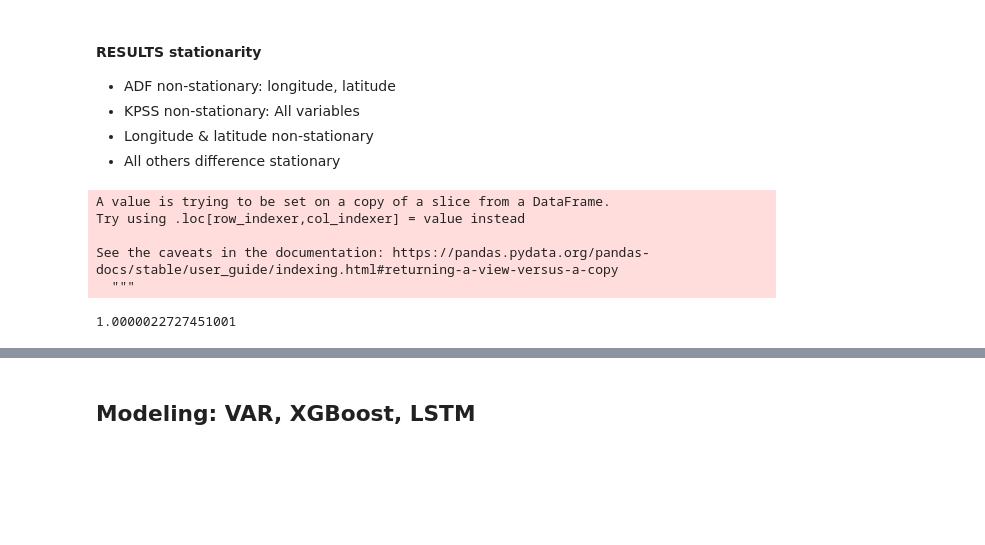
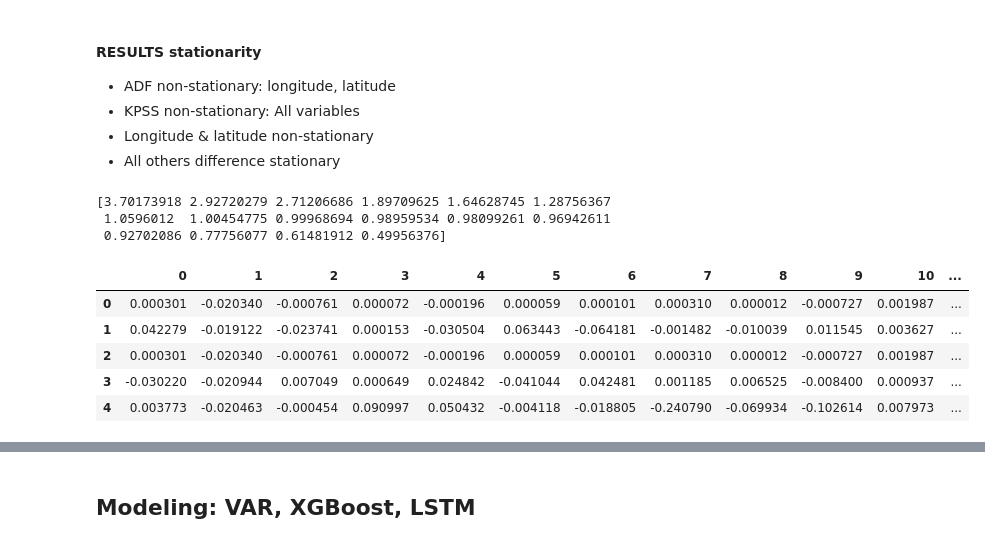
Before and after one commit to samuelthelaus/t-dab-exercise, a Jupyter notebook: final_round_project.ipynb, the cells around one changed output, grey strips where cells are left out. Saved outputs shown, nothing was run; the diff lists cells and outputs as text; code cells hidden in the pictures; blank space fills up the shorter version.

```diff
--- a/final_round_project.ipynb
+++ b/final_round_project.ipynb
@@ -148,9 +154,9 @@ def adf_test(ts, signif=0.05):
         print(f'Series is Non-Stationary')
 
 # Look at all numerical features
-for col in scaled_df.columns:
+for col in X_numeric.columns:
     print(col)
-    adf_test(scaled_df[col])
+    adf_test(X_numeric[col])
 # %% [output]
 CurrentSpeed
 CurrentDir
@@ -178,9 +184,9 @@ def kpss_test(ts):
         print('Stationary')
 
 # Look at all numerical features
-for col in scaled_df.columns:
+for col in X_numeric.columns:
     print(col)
-    kpss_test(scaled_df[col])
+    kpss_test(X_numeric[col])
 # %% [output]
 CurrentSpeed
 CurrentDir
@@ -213,22 +219,40 @@ Yaw
 - Longitude & latitude non-stationary
 - All others difference stationary
 # %%
-# Difference all variables
-numeric_cols = [item for item in data.columns if item not in ['ModePilote', 'Tacking', 'DateTime']]
-X_numeric = data[numeric_cols]
+# Difference all numeric variables
 for col in X_numeric.columns:
     X_numeric[col] = X_numeric[col] - X_numeric[col].shift(1)
+
+X_numeric = X_numeric.dropna()
-# %% [output]
-A value is trying to be set on a copy of a slice from a DataFrame.
-Try using .loc[row_indexer,col_indexer] = value instead
-
-See the caveats in the documentation: https://pandas.pydata.org/pandas-docs/stable/user_guide/indexing.html#returning-a-view-versus-a-copy
-  """
 # %%
 # Scale numeric features
 scaled_features = StandardScaler().fit_transform(X_numeric.values)
 scaled_df = pd.DataFrame(scaled_features, columns=X_numeric.columns)
-# %%
-scaled_df['TWS'].plot()
-# %% [output]
-1.0000022727451001
+# %%
+# Dimensionality reduction
+array_x_pca = np.array(scaled_df)
+
+# Create the PCA instance
+pca = PCA(n_components = 0.95)
+
+# Fit on data
+pca.fit(array_x_pca)
+
+# Access values and vectors
+print(pca.explained_variance_)
+
+# Transform data
+smol_scaled = pca.transform(array_x_pca)
+# %% [output]
+[3.70173918 2.92720279 2.71206686 1.89709625 1.64628745 1.28756367
+ 1.0596012  1.00454775 0.99968694 0.98959534 0.98099261 0.96942611
+ 0.92702086 0.77756077 0.61481912 0.49956376]
+# %%
+smol_scaled2 = pd.DataFrame(smol_scaled)
+# %% [output]
+|  | 0 | 1 | 2 | 3 | 4 | 5 | 6 | 7 | 8 | 9 | 10 | ... |
+| 0 | 0.000301 | -0.020340 | -0.000761 | 0.000072 | -0.000196 | 0.000059 | 0.000101 | 0.000310 | 0.000012 | -0.000727 | 0.001987 | ... |
+| 1 | 0.042279 | -0.019122 | -0.023741 | 0.000153 | -0.030504 | 0.063443 | -0.064181 | -0.001482 | -0.010039 | 0.011545 | 0.003627 | ... |
+| 2 | 0.000301 | -0.020340 | -0.000761 | 0.000072 | -0.000196 | 0.000059 | 0.000101 | 0.000310 | 0.000012 | -0.000727 | 0.001987 | ... |
+| 3 | -0.030220 | -0.020944 | 0.007049 | 0.000649 | 0.024842 | -0.041044 | 0.042481 | 0.001185 | 0.006525 | -0.008400 | 0.000937 | ... |
+| 4 | 0.003773 | -0.020463 | -0.000454 | 0.090997 | 0.050432 | -0.004118 | -0.018805 | -0.240790 | -0.069934 | -0.102614 | 0.007973 | ... |
```
Also changed, not shown: parts of 10 cells of this notebook.
